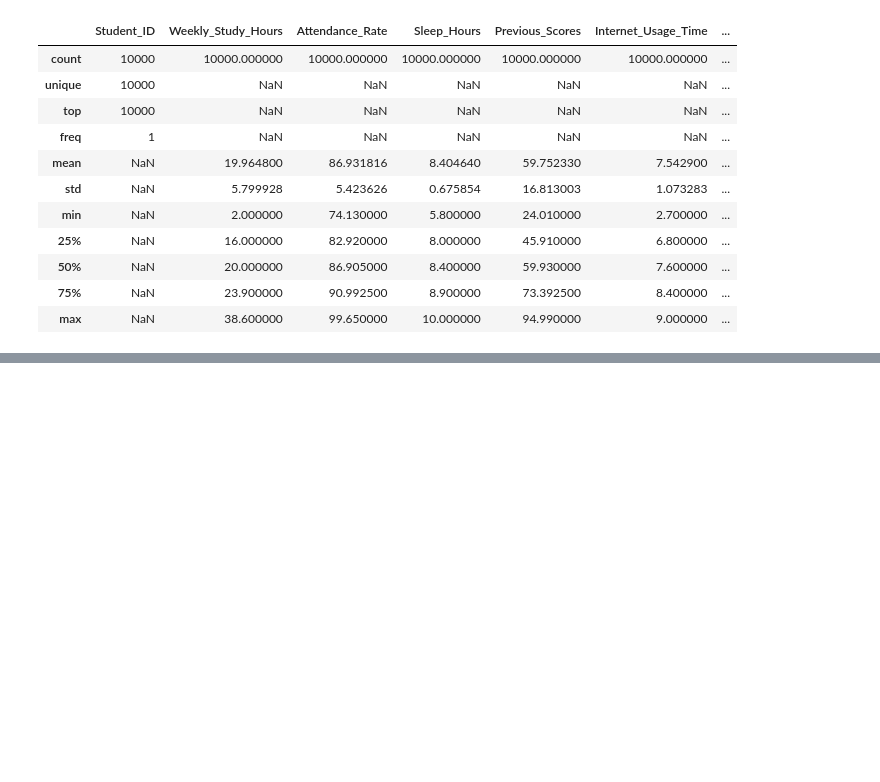
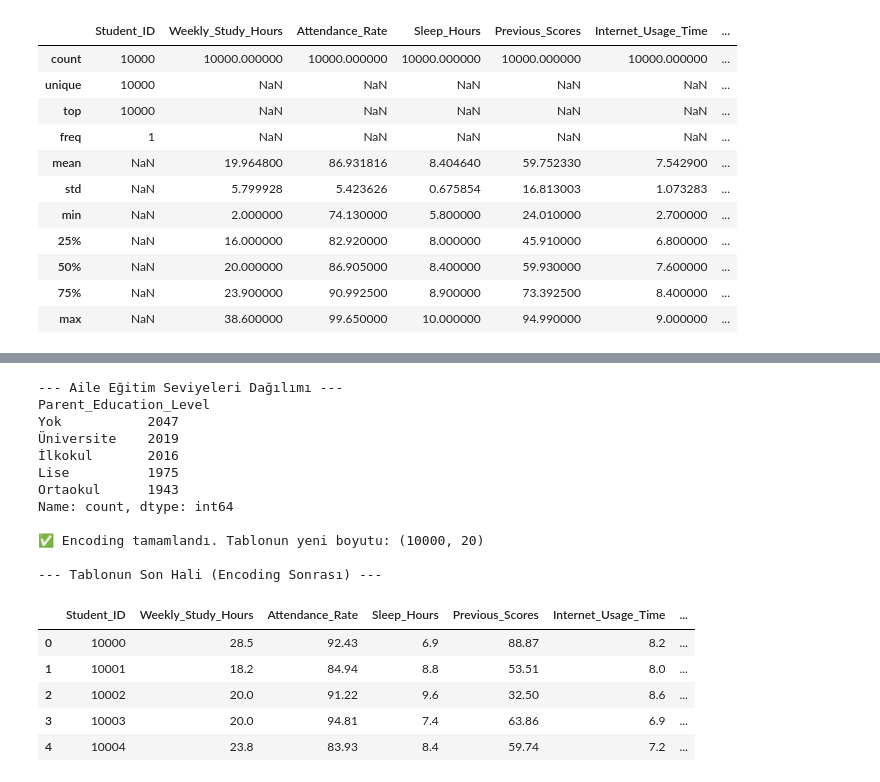
Before and after one commit to berkyyd/makine-ogrenmesi-apex, a Jupyter notebook: student_performance.ipynb, the cells around one changed output, grey strips where cells are left out. Saved outputs shown, nothing was run; the diff lists cells and outputs as text; code cells hidden in the pictures; blank space fills up the shorter version.

```diff
--- a/student_performance.ipynb
+++ b/student_performance.ipynb
@@ -592,0 +749,50 @@ display(df.describe(include='all'))
+# %%
+# Önceki adımdan kalan gereksiz log sütunlarını temizleyelim
+if 'log_internet' in df.columns:
+    df = df.drop(columns=['log_internet', 'log_study'])
+
+# 1) Parent_Education_Level içindeki değerleri görelim
+print("--- Aile Eğitim Seviyeleri Dağılımı ---")
+print(df['Parent_Education_Level'].value_counts())
+
+# 2) ORDINAL ENCODING (Hiyerarşik Sıralama)
+# Eğitim seviyelerini küçükten büyüğe sayılara (0, 1, 2) çeviriyoruz
+education_map = {
+    'High School': 0,
+    'College': 1,
+    'Bachelor': 2,
+    'Master': 3,
+    'PhD': 4
+}
+df['Parent_Education_Ordinal'] = df['Parent_Education_Level'].map(education_map)
+
+# Eğer haritalamada eşleşmeyen (örneğin yazım hatası olan) veriler varsa NaN olur, onları da 0 yapalım
+df['Parent_Education_Ordinal'] = df['Parent_Education_Ordinal'].fillna(0).astype(int)
+
+# 3) ONE-HOT ENCODING (Her kategori için ayrı 0/1 sütunu)
+# drop_first=True diyerek Dummy Trap'ten kaçınıyoruz
+df = pd.get_dummies(df, columns=['Parent_Education_Level'], prefix="PE", drop_first=True)
+
+# Sonuçları Görelim
+print(f"\n✅ Encoding tamamlandı. Tablonun yeni boyutu: {df.shape}")
+print("\n--- Tablonun Son Hali (Encoding Sonrası) ---")
+display(df.head())
+# %% [output]
+--- Aile Eğitim Seviyeleri Dağılımı ---
+Parent_Education_Level
+Yok           2047
+Üniversite    2019
+İlkokul       2016
+Lise          1975
+Ortaokul      1943
+Name: count, dtype: int64
+
+✅ Encoding tamamlandı. Tablonun yeni boyutu: (10000, 20)
+
+--- Tablonun Son Hali (Encoding Sonrası) ---
+|  | Student_ID | Weekly_Study_Hours | Attendance_Rate | Sleep_Hours | Previous_Scores | Internet_Usage_Time | ... |
+| 0 | 10000 | 28.5 | 92.43 | 6.9 | 88.87 | 8.2 | ... |
+| 1 | 10001 | 18.2 | 84.94 | 8.8 | 53.51 | 8.0 | ... |
+| 2 | 10002 | 20.0 | 91.22 | 9.6 | 32.50 | 8.6 | ... |
+| 3 | 10003 | 20.0 | 94.81 | 7.4 | 63.86 | 6.9 | ... |
+| 4 | 10004 | 23.8 | 83.93 | 8.4 | 59.74 | 7.2 | ... |
```
Also changed, not shown: parts of 22 cells of this notebook, 1 other file.
